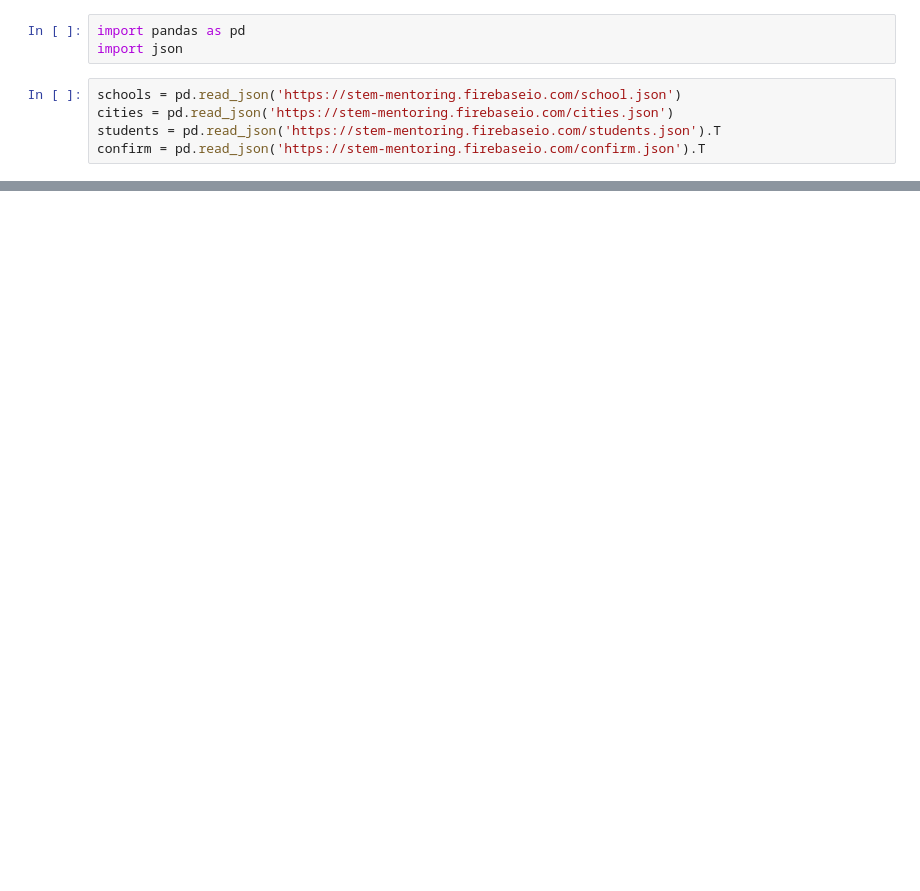
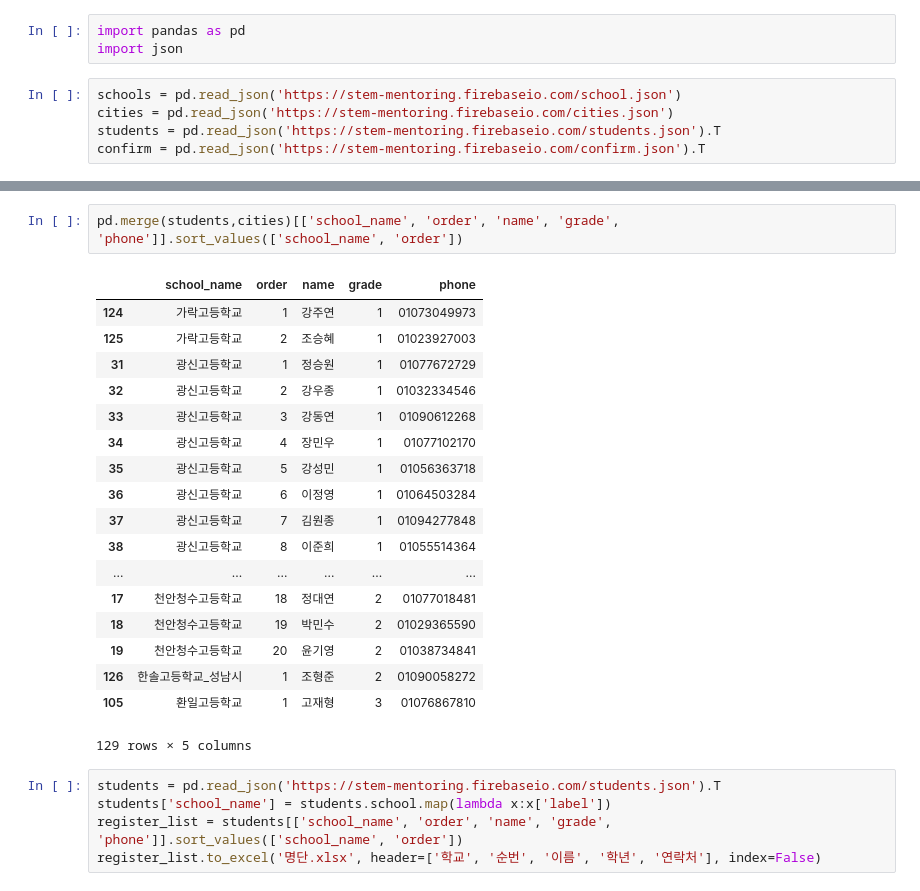
Before and after one commit to STEM-SNU/vision_mentoring, a Jupyter notebook: VM_data.ipynb, the cells around one changed output, grey strips where cells are left out. Saved outputs shown, nothing was run; the diff lists cells and outputs as text; blank space fills up the shorter version.

```diff
--- a/VM_data.ipynb
+++ b/VM_data.ipynb
@@ -22,0 +42,26 @@ Name: school, dtype: object
+# %%
+pd.merge(students,cities)[['school_name', 'order', 'name', 'grade', 'phone']].sort_values(['school_name', 'order'])
+# %% [output]
+|  | school_name | order | name | grade | phone |
+| 124 | 가락고등학교 | 1 | 강주연 | 1 | 01073049973 |
+| 125 | 가락고등학교 | 2 | 조승혜 | 1 | 01023927003 |
+| 31 | 광신고등학교 | 1 | 정승원 | 1 | 01077672729 |
+| 32 | 광신고등학교 | 2 | 강우종 | 1 | 01032334546 |
+| 33 | 광신고등학교 | 3 | 강동연 | 1 | 01090612268 |
+| 34 | 광신고등학교 | 4 | 장민우 | 1 | 01077102170 |
+| 35 | 광신고등학교 | 5 | 강성민 | 1 | 01056363718 |
+| 36 | 광신고등학교 | 6 | 이정영 | 1 | 01064503284 |
+| 37 | 광신고등학교 | 7 | 김원종 | 1 | 01094277848 |
+| 38 | 광신고등학교 | 8 | 이준희 | 1 | 01055514364 |
+| ... | ... | ... | ... | ... | ... |
+| 17 | 천안청수고등학교 | 18 | 정대연 | 2 | 01077018481 |
+| 18 | 천안청수고등학교 | 19 | 박민수 | 2 | 01029365590 |
+| 19 | 천안청수고등학교 | 20 | 윤기영 | 2 | 01038734841 |
+| 126 | 한솔고등학교_성남시 | 1 | 조형준 | 2 | 01090058272 |
+| 105 | 환일고등학교 | 1 | 고재형 | 3 | 01076867810 |
+129 rows × 5 columns
+# %%
+students = pd.read_json('https://stem-mentoring.firebaseio.com/students.json').T
+students['school_name'] = students.school.map(lambda x:x['label'])
+register_list = students[['school_name', 'order', 'name', 'grade', 'phone']].sort_values(['school_name', 'order'])
+register_list.to_excel('명단.xlsx', header=['학교', '순번', '이름', '학년', '연락처'], index=False)
```
Also changed, not shown: parts of 5 cells of this notebook, 5 other files.
